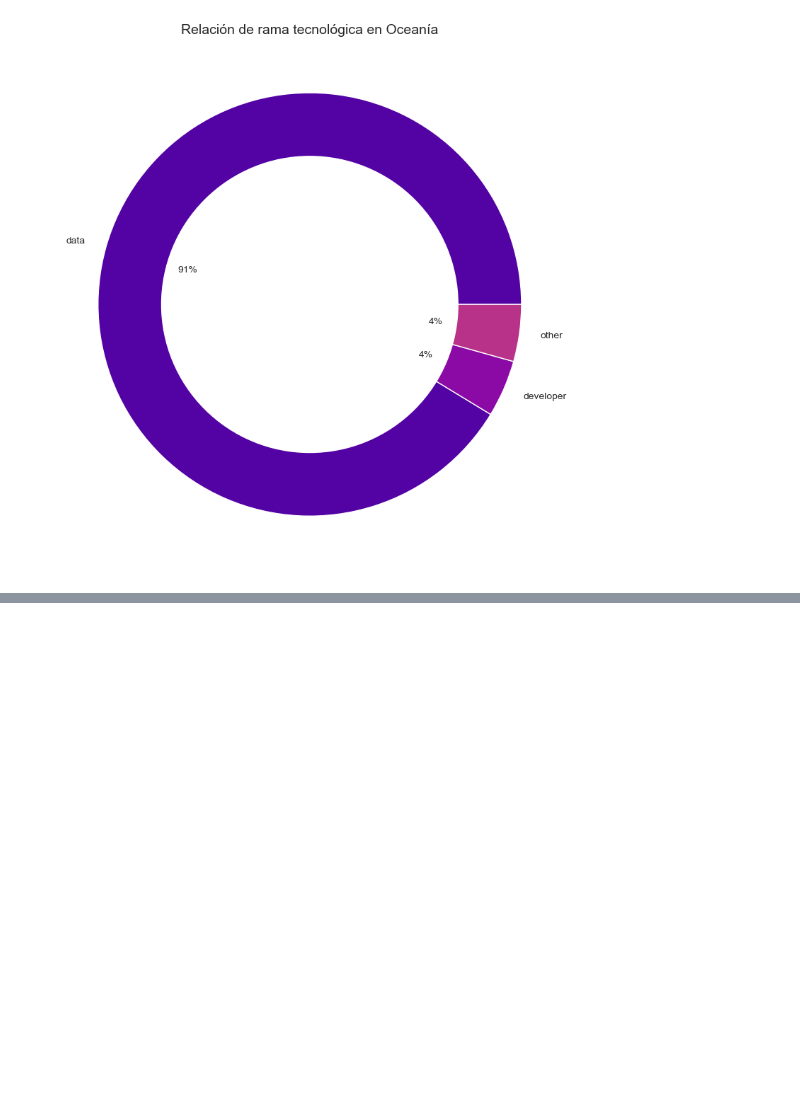
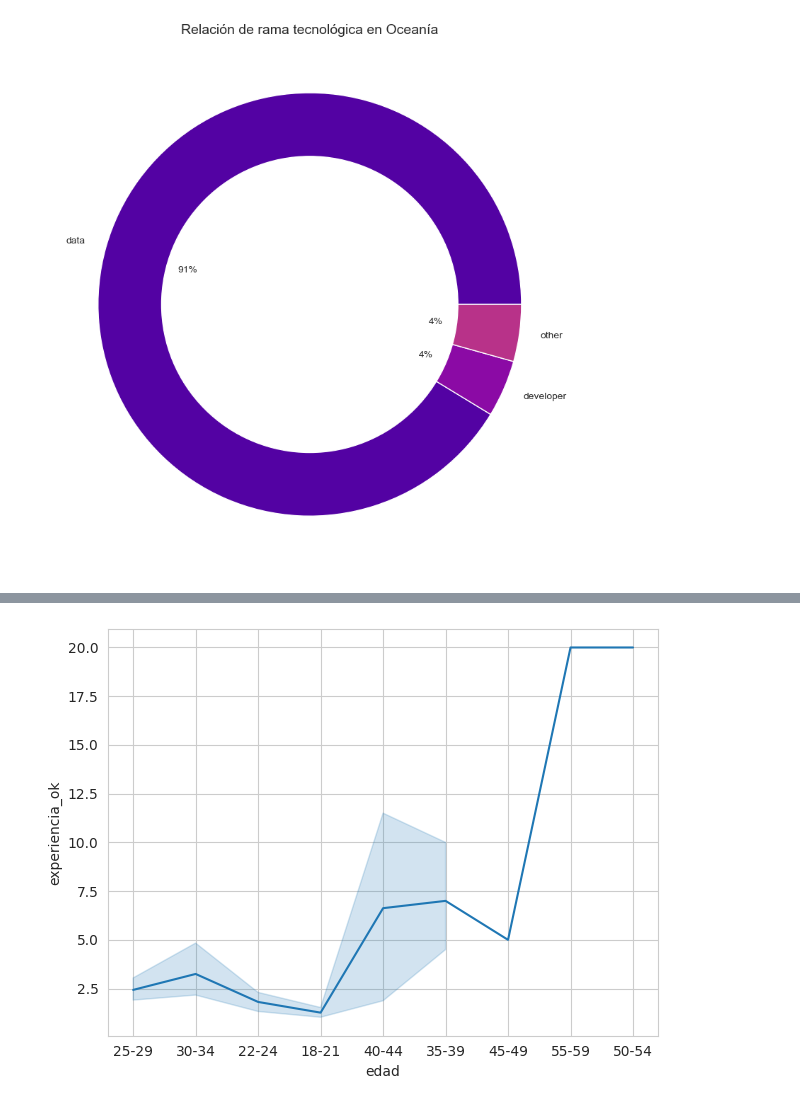
Before and after one commit to silviagordon/EDA-Visualizacion, a Jupyter notebook: Notebooks/Visualización.ipynb, the cells around one changed output, grey strips where cells are left out. Saved outputs shown, nothing was run; the diff lists cells and outputs as text; code cells hidden in the pictures; blank space fills up the shorter version.

```diff
--- a/Notebooks/Visualización.ipynb
+++ b/Notebooks/Visualización.ipynb
@@ -346,0 +446,7 @@ plt.show()
+# %%
+fig = sns.lineplot(data=df_tecnico, x="edad", y="experiencia_ok")
+plt.tight_layout()
+
+plt.show()
+# %% [output]
+[figure, added]
```
Also changed, not shown: parts of 34 cells of this notebook, 1 other file.
